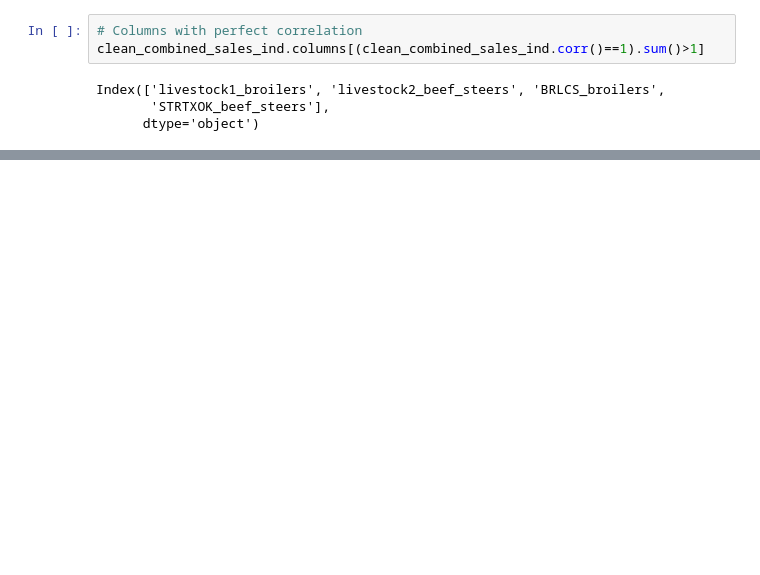
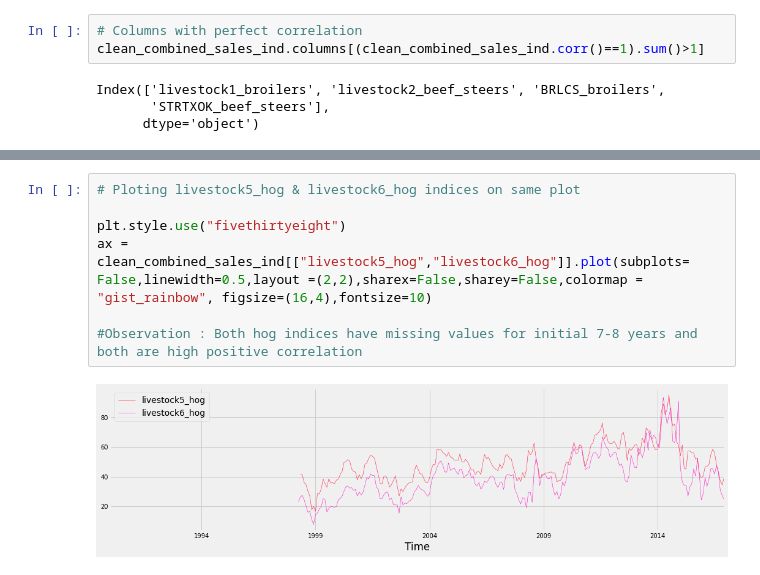
Before and after one commit to ankitaggarwal64/Time-Series-Sales-Forecasting-for-Agricultural-Equipments, a Jupyter notebook: Data_Understanding(EDA).ipynb, the cells around one changed output, grey strips where cells are left out. Drawn from its saved outputs; the diff is of its cells as text; blank space fills up the shorter version.

```diff
--- a/Data_Understanding(EDA).ipynb
+++ b/Data_Understanding(EDA).ipynb
@@ -239,0 +228,9 @@ pyplot.show()
+# %%
+# Ploting livestock5_hog & livestock6_hog indices on same plot
+
+plt.style.use("fivethirtyeight")
+ax = clean_combined_sales_ind[["livestock5_hog","livestock6_hog"]].plot(subplots= False,linewidth=0.5,layout =(2,2),sharex=False,sharey=False,colormap = "gist_rainbow", figsize=(16,4),fontsize=10)
+
+#Observation : Both hog indices have missing values for initial 7-8 years and both are high positive correlation
+# %% [output]
+[figure, added]
```
Also changed, not shown: parts of 28 cells of this notebook.
